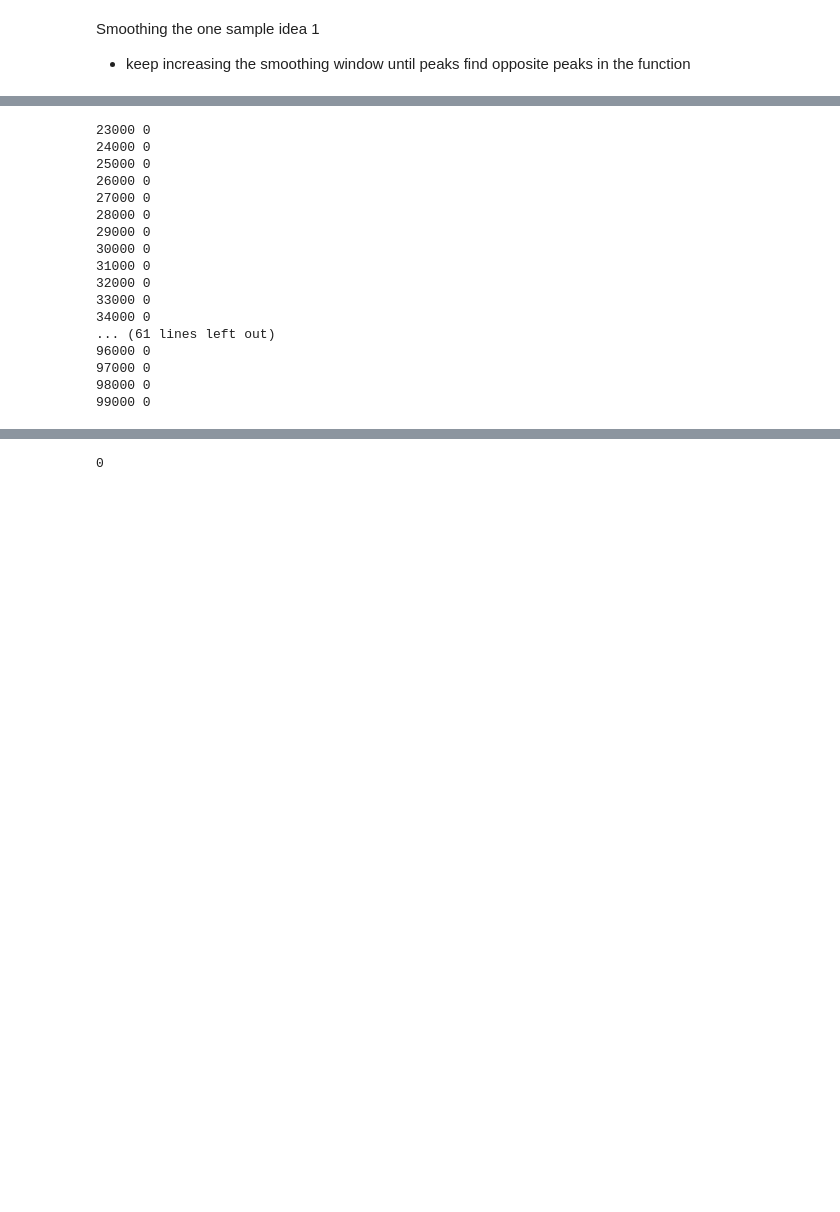
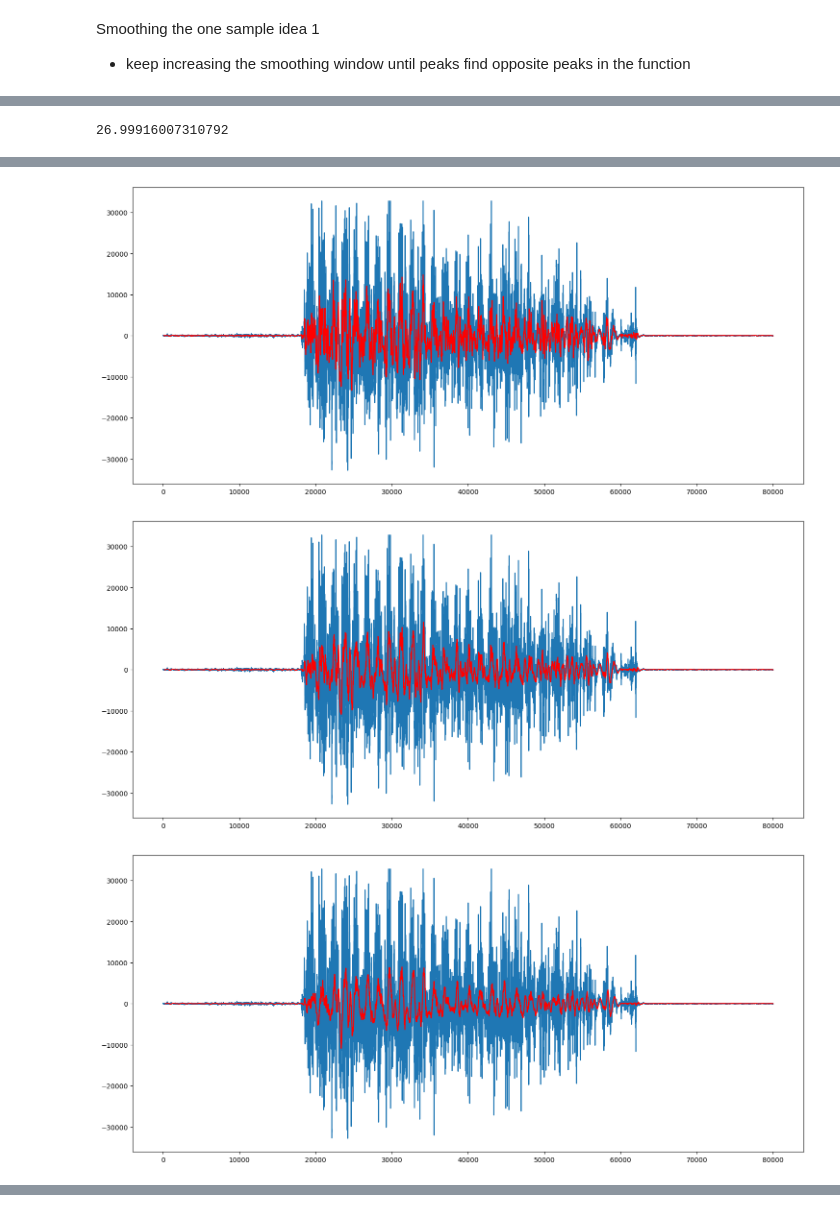
Before and after one commit to hammadian/ballsound, a Jupyter notebook: detectBall3.ipynb, the cells around one changed output, grey strips where cells are left out. Saved outputs shown, nothing was run; the diff lists cells and outputs as text; code cells hidden in the pictures; blank space fills up the shorter version.

```diff
--- a/detectBall3.ipynb
+++ b/detectBall3.ipynb
@@ -67,11 +79,3 @@ freq_x=np.linspace(0, original_sample_rate, len(ft_mag))
 num_freq_bins=int(len(freq_x)* f_ratio)
 #plt.plot(freq_x[:num_freq_bins], ft_mag[:num_freq_bins])
 # plt.plot([x if x > 3000 else 0 for x in ft_mag[:2000]])
-# %%
-new_short_lpf=short_sound.low_pass_filter(max_index)
-# %%
-plt.figure(figsize=[200,20])
-short_sound_list=short_sound.get_array_of_samples()
-new_short_lpf_list=new_short_lpf.get_array_of_samples()
-plt.plot(short_sound_list)
-plt.plot(new_short_lpf_list,color='r')
@@ -78,3 +84,21 @@ plt.plot(new_short_lpf_list,color='r')
+# %%
+for freq_to_cut_at in range(1, 10, 1):
+    new_short_lpf=short_sound.low_pass_filter(freq_to_cut_at)
+    plt.figure(figsize=[100,30])
+    short_sound_list=short_sound.get_array_of_samples()
+    new_short_lpf_list=list(new_short_lpf.get_array_of_samples())
+    plt.plot(short_sound_list)
+    plt.plot(new_short_lpf_list,color='r')
+    ppeaks, _ = find_peaks(new_short_lpf_list)
+    npeaks, _ = find_peaks([-x for x in new_short_lpf_list])
+    all_peaks=list(ppeaks)+list(npeaks)
+    all_peaks.sort()
+    true_peaks=[]
+    i=1
+    for i in range(1,len(true_peaks)-1):
+        if np.sign(new_short_lpf_list[all_peaks[i]])!= np.sign(new_short_lpf_list[all_peaks[i-1]]) and np.sign(new_short_lpf_list[all_peaks[i]])!= np.sign(new_short_lpf_list[all_peaks[i+1]]) :
+            true_peaks.append(all_peaks[i])
+    print('freq_to_cut_at:', freq_to_cut_at, len(true_peaks), 'ppeaks count:', len(ppeaks), ' npeaks count:', len(npeaks))
 # %% [markdown]
 Smoothing the one sample
 idea 1
@@ -82,10 +140,20 @@ idea 1
+# %%
+0.004241018146938535*40000
+the_freq=res['omega']/(2*np.pi)
+the_freq*40000
+# %% [output]
+26.99916007310792
 # %%
 # one_sample=one_sample[10000:-10000]
 smooth_window=1000
-for smooth_window in range(1000, 100000,1000):
-    one_sample_series=pd.Series(one_sample)
+powz=1
+one_sample_powz=list(one_sample).copy()
+one_sample_powz=list(map(lambda x:pow(x,powz),one_sample_powz))
+one_sample_series=pd.Series(one_sample_powz)
+for smooth_window in range(100, 1000,100):
+
     one_sample_smooth1=one_sample_series.rolling(smooth_window).mean()
-    plt.figure(figsize=[18,8])
+    plt.figure(figsize=[25,8])
     plt.plot(one_sample)
     plt.plot(one_sample_smooth1, color='r')
     ppeaks, _ = find_peaks(one_sample_smooth1)
@@ -120,17 +180,3 @@ for smooth_window in range(1000, 100000,1000):
-23000 0
-24000 0
-25000 0
-26000 0
-27000 0
-28000 0
-29000 0
-30000 0
-31000 0
-32000 0
-33000 0
-34000 0
-... (61 lines left out)
-96000 0
-97000 0
-98000 0
-99000 0
+[figure, added]
+[figure, added]
+[figure, added]
@@ -137,5 +189 @@ for smooth_window in range(1000, 100000,1000):
-# %%
-len(true_peaks)
-# %% [output]
-0
 # %% [markdown]
```
Also changed, not shown: parts of 14 cells of this notebook, 3 other files.
